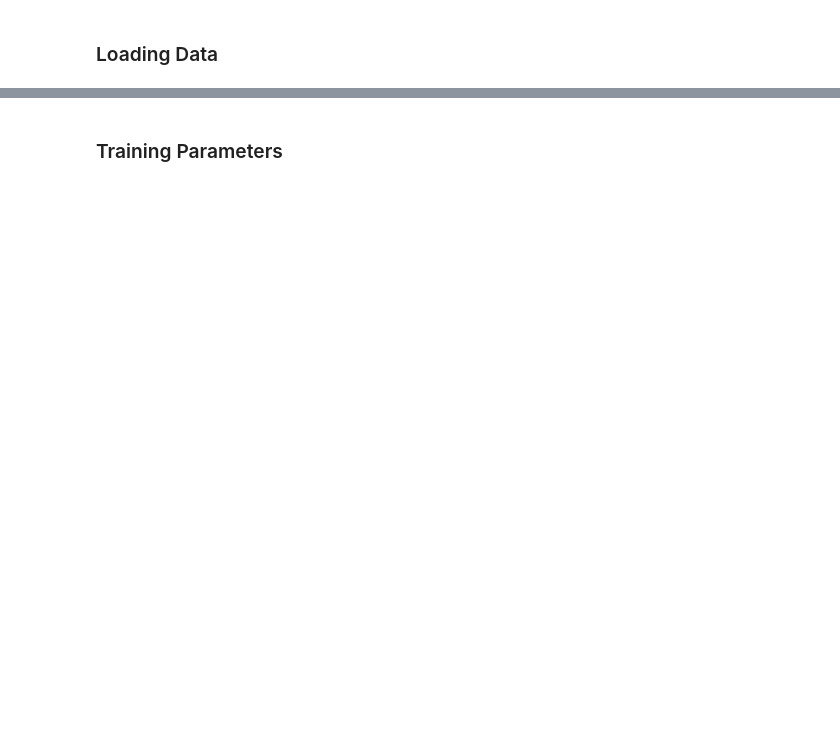
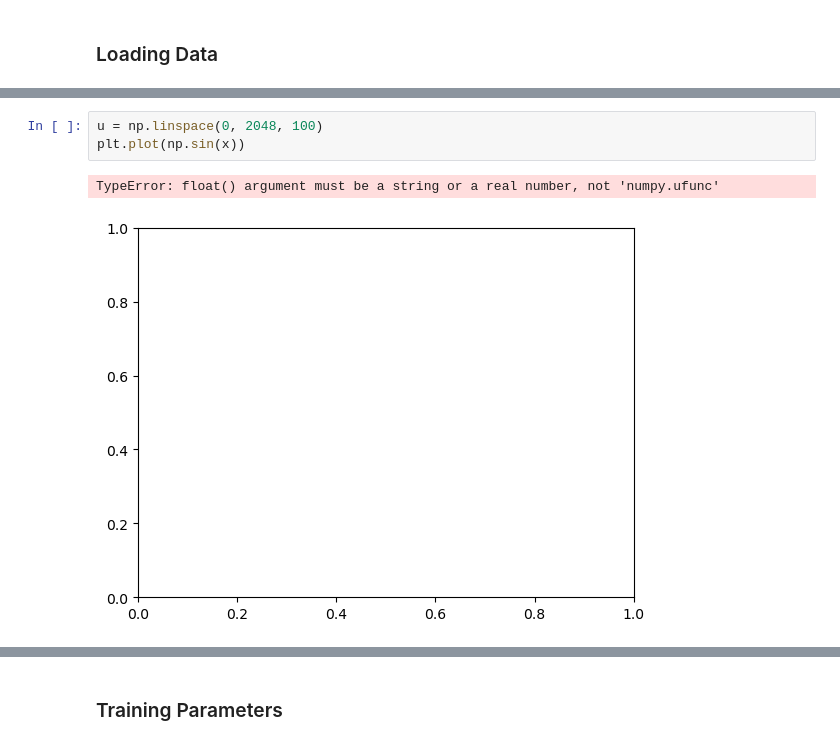
Before and after one commit to slosar/rfi-ml, a Jupyter notebook: notebooks/bmx_rfi.ipynb, the cells around one changed output, grey strips where cells are left out. Cells and saved outputs as stored; diff of their text form; blank space fills up the shorter version.

```diff
--- a/notebooks/bmx_rfi.ipynb
+++ b/notebooks/bmx_rfi.ipynb
@@ -12,0 +46,6 @@ import matplotlib.pyplot as plt
+# %%
+u = np.linspace(0, 2048, 100)
+plt.plot(np.sin(x))
+# %% [output]
+TypeError: float() argument must be a string or a real number, not 'numpy.ufunc'
+[figure, added]
```
Also changed, not shown: parts of 19 cells of this notebook, 8 other files.
